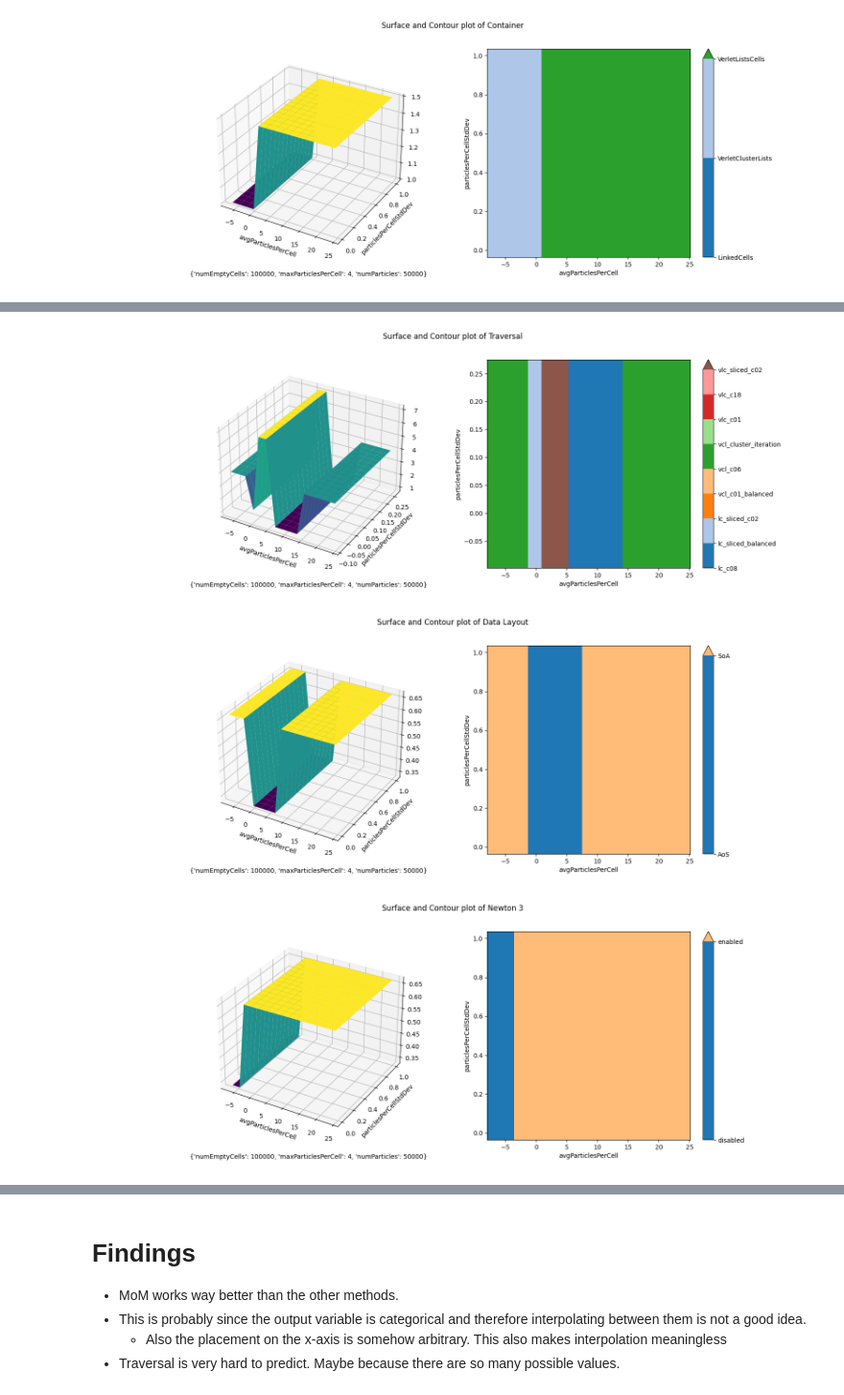
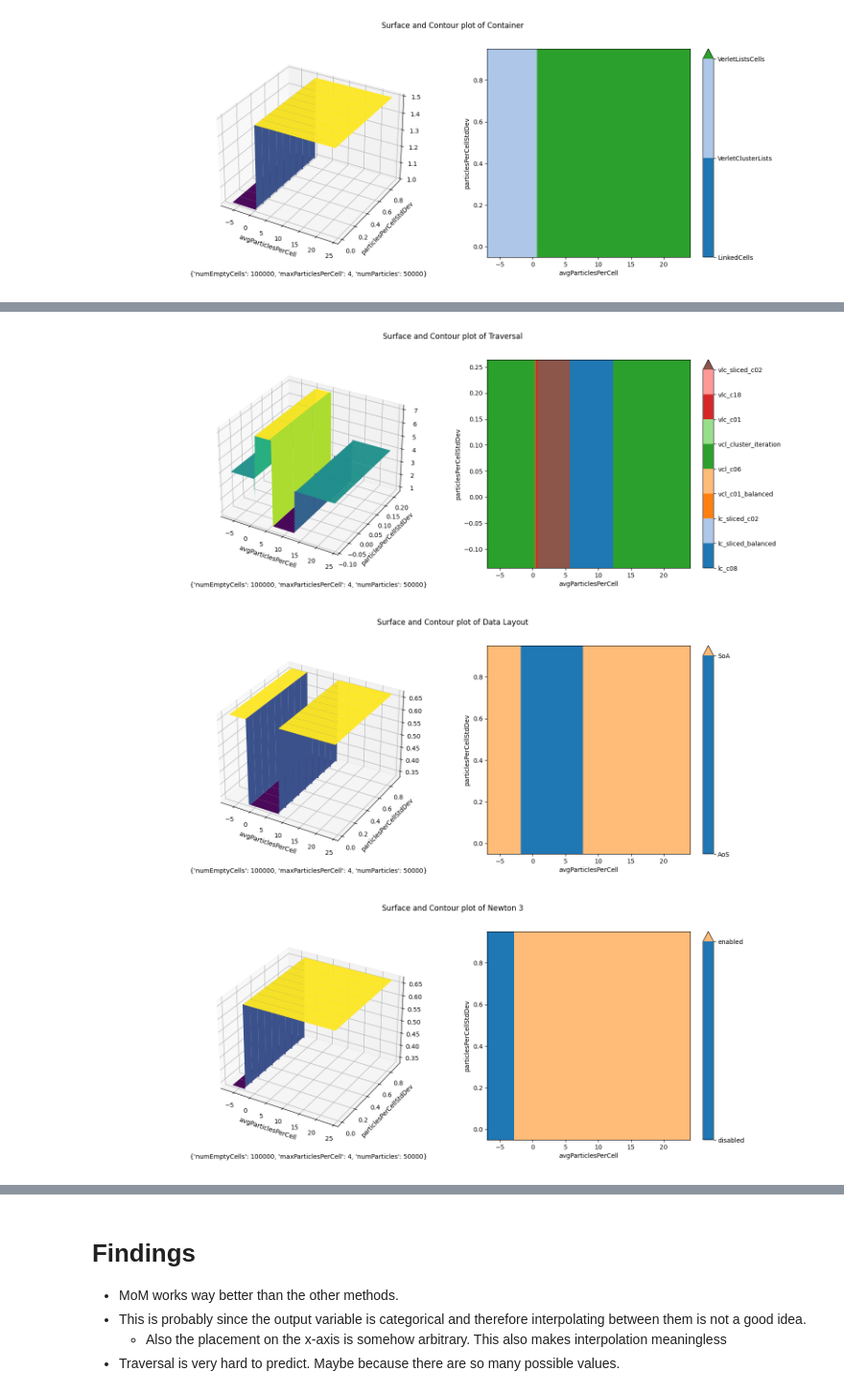
Before and after one commit to ManuelLerchner/AutoPas-FuzzyTuning-Bachelor-Thesis, a Jupyter notebook: data/analysis/random-inputs/rule-benchmark.ipynb, the cells around one changed output, grey strips where cells are left out. Shown at 96% size. Drawn from its saved outputs; the diff is of its cells as text; code cells hidden in the pictures.

```diff
--- a/data/analysis/random-inputs/rule-benchmark.ipynb
+++ b/data/analysis/random-inputs/rule-benchmark.ipynb
@@ -73,7 +70,7 @@ for fis in fiss.values():
         label_map[value] = algo
 
     plot = plot3D_surface(fis.getInputCrispSets(), lambda data: algo_ranking[dim][fis.predictClosest(
-        data, algo_ranking[dim])[1][0]], {
-        "y": "particlesPerCellStdDev", "x": "avgParticlesPerCell", "z": dim}, labelMap=label_map, mesh=15, fixed_values={"numEmptyCells": 100000, "maxParticlesPerCell": 4, "numParticles": 50000})
+        data, algo_ranking[dim])[1]], {
+        "y": "particlesPerCellStdDev", "x": "avgParticlesPerCell", "z": dim}, labelMap=label_map, delta=0.1, fixed_values={"numEmptyCells": 100000, "maxParticlesPerCell": 4, "numParticles": 50000})
     plot.show()
 # %% [output]
@@ -80 +94 @@ for fis in fiss.values():
-[figure, old version]
+[figure, new version]
@@ -81,3 +112,3 @@ for fis in fiss.values():
-[figure, old version]
+[figure, new version]
-[figure, old version]
+[figure, new version]
-[figure, old version]
+[figure, new version]
```
Also changed, not shown: parts of 3 cells of this notebook, 10 other files.
